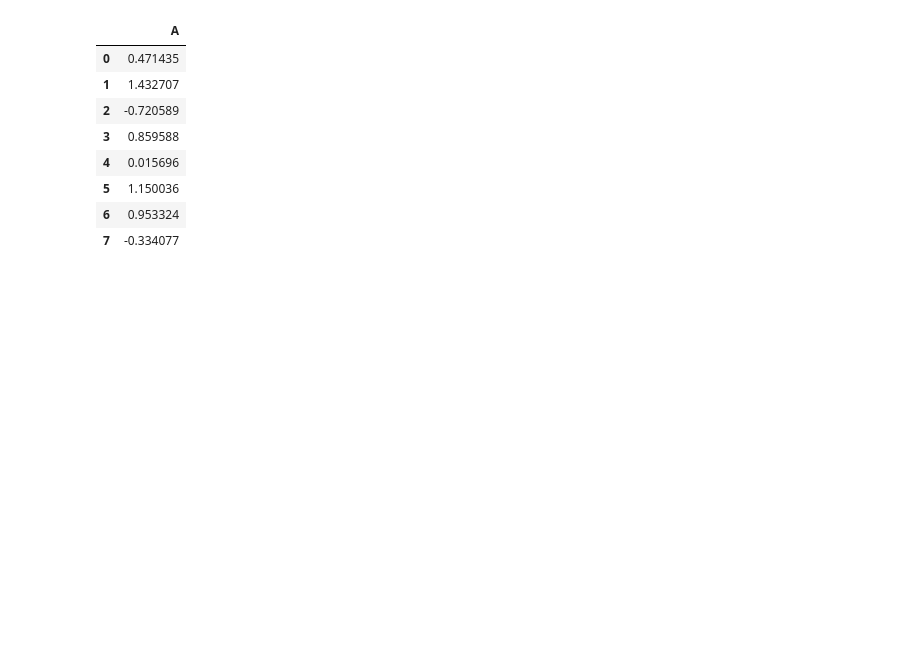
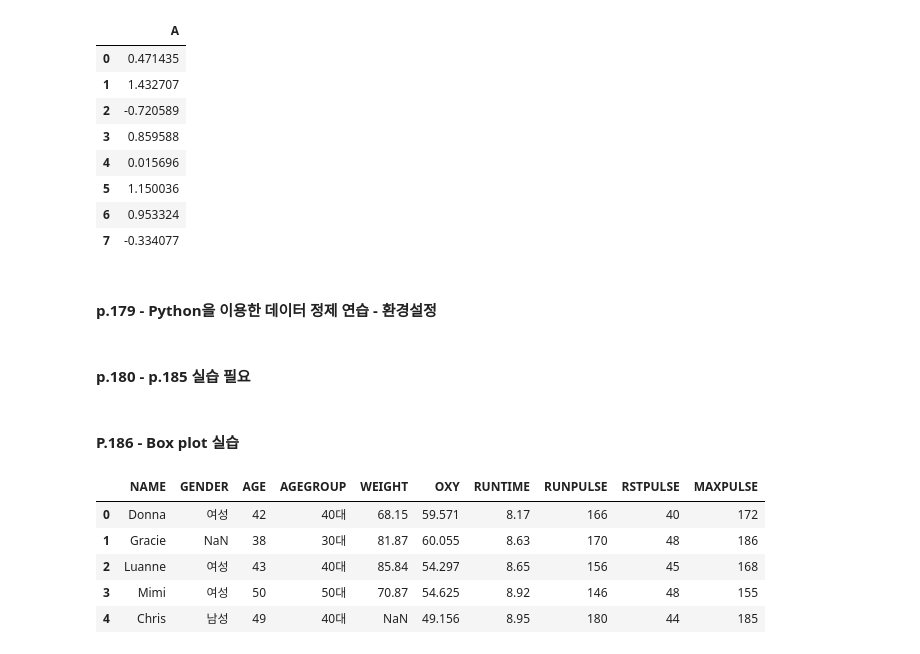
Before and after one commit to gerald-park/YanaduProgramming, a Jupyter notebook: MinHoKim/Project_MinHo/Basic.ipynb, the cells around one changed output. Drawn from its saved outputs; the diff is of its cells as text; code cells hidden in the pictures; blank space fills up the shorter version.

```diff
--- a/MinHoKim/Project_MinHo/Basic.ipynb
+++ b/MinHoKim/Project_MinHo/Basic.ipynb
@@ -420,3 +410,5 @@ df.loc[0:7, ['A']]
 | 5 | 1.150036 |
 | 6 | 0.953324 |
 | 7 | -0.334077 |
+# %% [markdown]
+#### p.179 - Python을 이용한 데이터 정제 연습 - 환경설정
@@ -422,0 +426,14 @@ df.loc[0:7, ['A']]
+# %% [markdown]
+#### p.180 - p.185 실습 필요
+# %% [markdown]
+#### P.186 - Box plot 실습
+# %%
+df_raw = pd.read_csv(r'C:\Users\kimmh1\Documents\GitHub\YanaduProgramming\MinHoKim\Project_MinHo\data\health_결측.csv', encoding = 'euc-kr')
+df_raw.head(
+# %% [output]
+|  | NAME | GENDER | AGE | AGEGROUP | WEIGHT | OXY | RUNTIME | RUNPULSE | RSTPULSE | MAXPULSE |
+| 0 | Donna | 여성 | 42 | 40대 | 68.15 | 59.571 | 8.17 | 166 | 40 | 172 |
+| 1 | Gracie | NaN | 38 | 30대 | 81.87 | 60.055 | 8.63 | 170 | 48 | 186 |
+| 2 | Luanne | 여성 | 43 | 40대 | 85.84 | 54.297 | 8.65 | 156 | 45 | 168 |
+| 3 | Mimi | 여성 | 50 | 50대 | 70.87 | 54.625 | 8.92 | 146 | 48 | 155 |
+| 4 | Chris | 남성 | 49 | 40대 | NaN | 49.156 | 8.95 | 180 | 44 | 185 |
```
Also changed, not shown: parts of 15 cells of this notebook, 1 other file.
